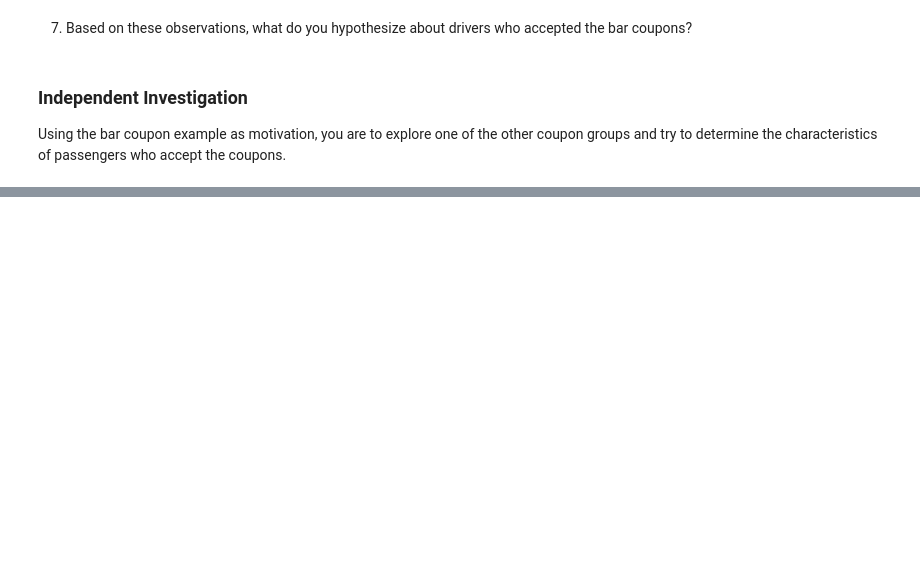
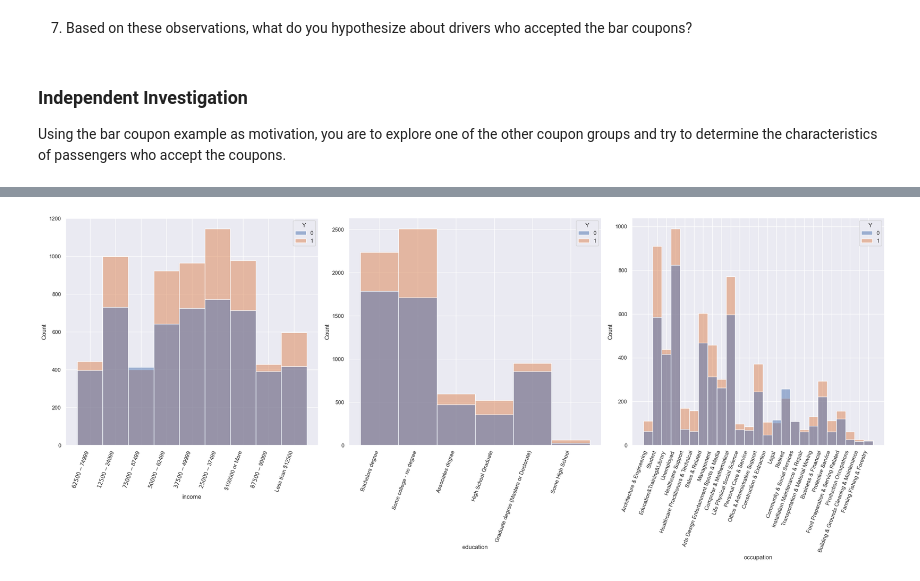
Before and after one commit to selvamani-ramasamy/berkeley-ml-ai, a Jupyter notebook: assignment_5_1_start/prompt.ipynb, the cells around one changed output, grey strips where cells are left out. Cells and saved outputs as stored; diff of their text form; code cells hidden in the pictures; blank space fills up the shorter version.

```diff
--- a/assignment_5_1_start/prompt.ipynb
+++ b/assignment_5_1_start/prompt.ipynb
@@ -190,0 +363,5 @@ Using the bar coupon example as motivation, you are to explore one of the other
+# %%
+get_interesting_histograms(major_data, set_3_cols_of_interest, figsize=(24, 10), rot=70)
+plt.tight_layout()
+# %% [output]
+[figure, added]
```
Also changed, not shown: parts of 15 cells of this notebook.
